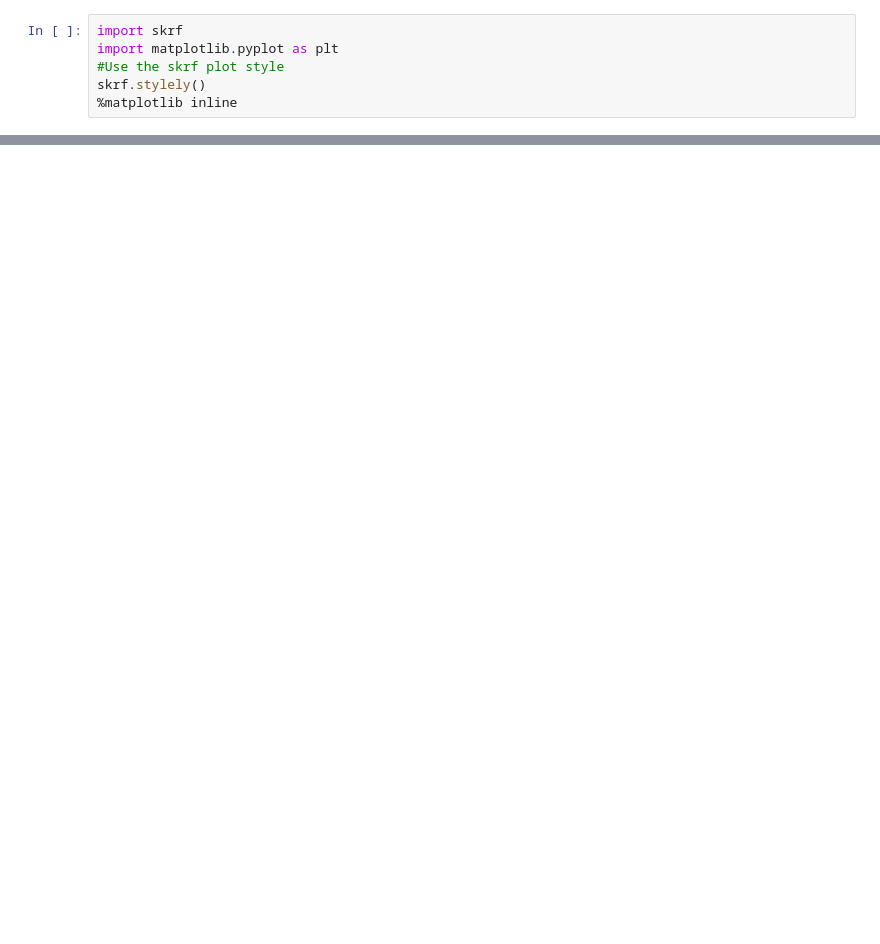
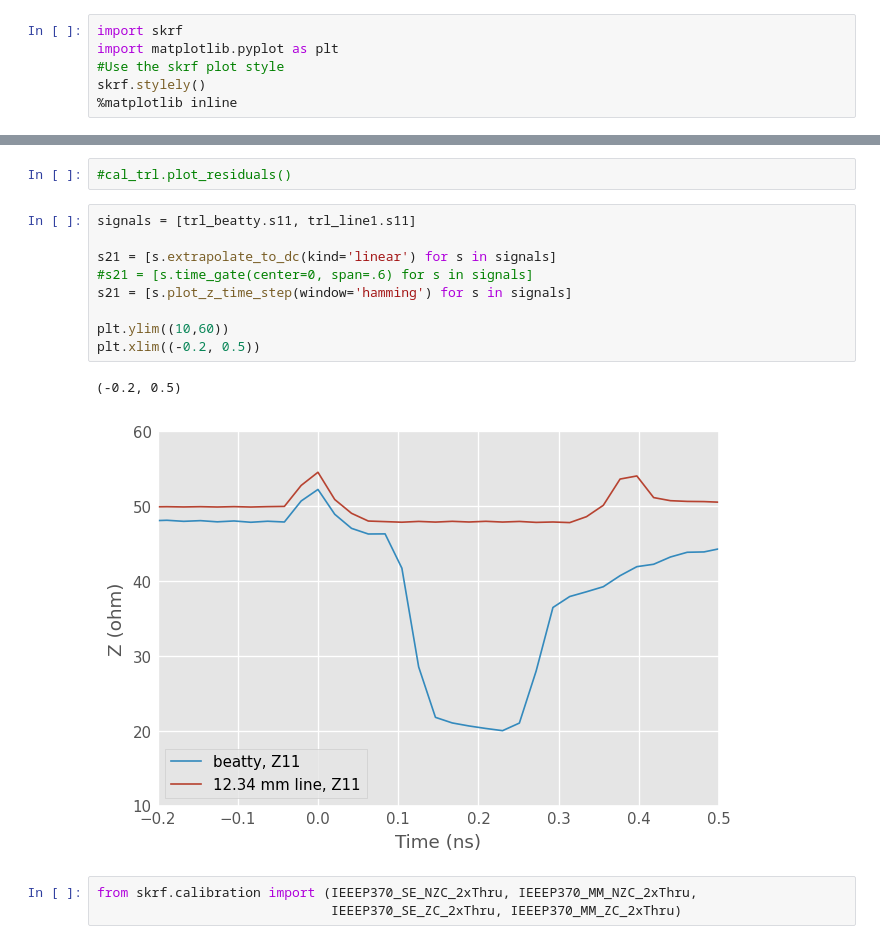
Before and after one commit to dkozel/jupyter-notebooks, a Jupyter notebook: TRL Analysis.ipynb, the cells around one changed output, grey strips where cells are left out. Saved outputs shown, nothing was run; the diff lists cells and outputs as text; blank space fills up the shorter version.

```diff
--- a/TRL Analysis.ipynb
+++ b/TRL Analysis.ipynb
@@ -79,0 +92,17 @@ cal_trl.apply_cal(trl_open).plot_s_smith(0,0)
+# %%
+#cal_trl.plot_residuals()
+# %%
+signals = [trl_beatty.s11, trl_line1.s11]
+
+s21 = [s.extrapolate_to_dc(kind='linear') for s in signals]
+#s21 = [s.time_gate(center=0, span=.6) for s in signals]
+s21 = [s.plot_z_time_step(window='hamming') for s in signals]
+
+plt.ylim((10,60))
+plt.xlim((-0.2, 0.5))
+# %% [output]
+(-0.2, 0.5)
+[figure, added]
+# %%
+from skrf.calibration import (IEEEP370_SE_NZC_2xThru, IEEEP370_MM_NZC_2xThru,
+                              IEEEP370_SE_ZC_2xThru, IEEEP370_MM_ZC_2xThru)
```
Also changed, not shown: parts of 14 cells of this notebook, 6 other files.
